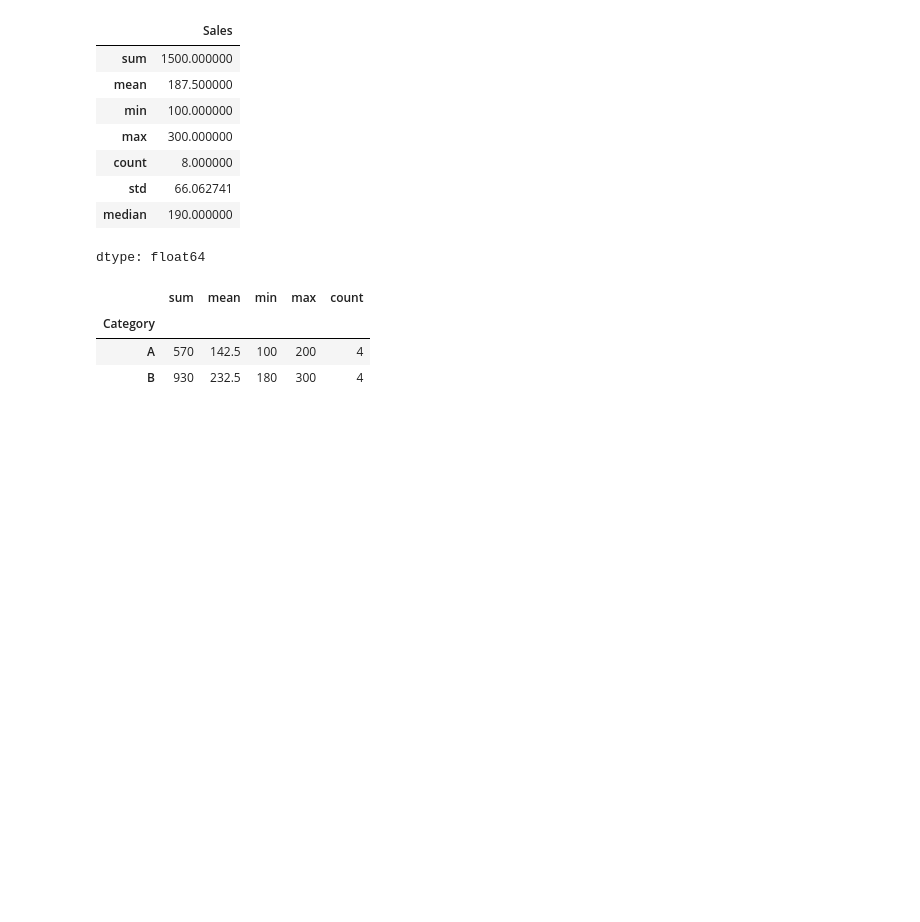
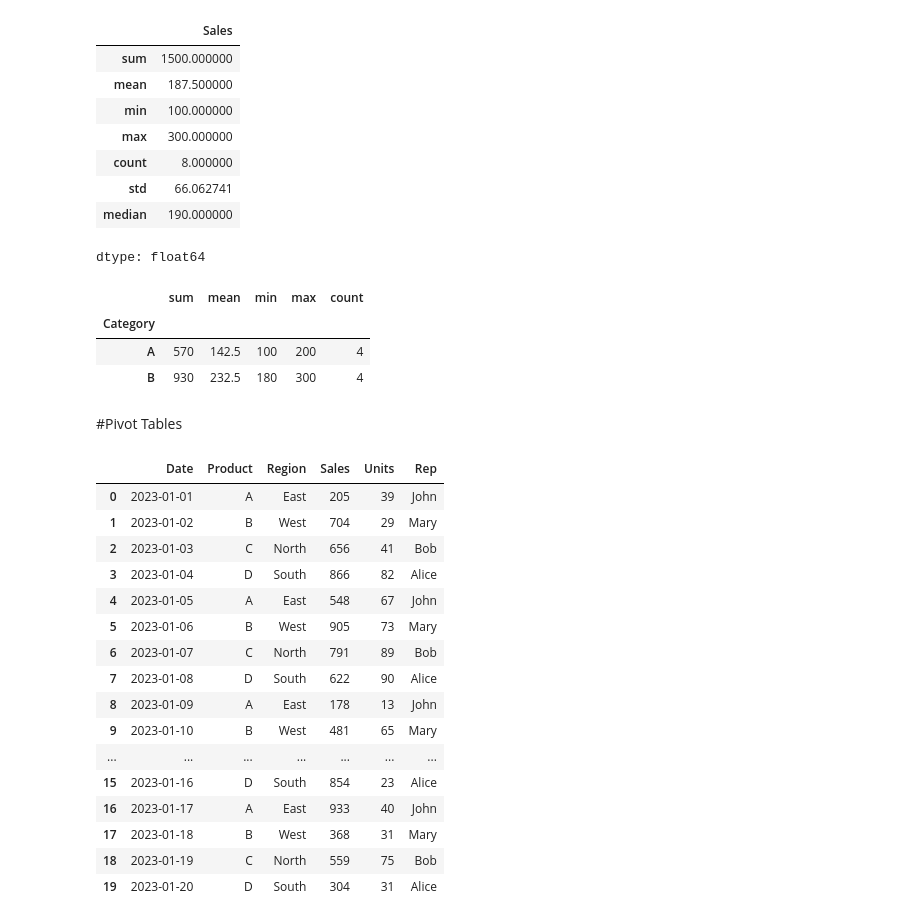
Before and after one commit to TanzilaDewan789/python_all, a Jupyter notebook: Pandas.ipynb, the cells around one changed output. Saved outputs shown, nothing was run; the diff lists cells and outputs as text; code cells hidden in the pictures; blank space fills up the shorter version.

Commit message:
Pivot Table

```diff
--- a/Pandas.ipynb
+++ b/Pandas.ipynb
@@ -728,3 +722,37 @@ gb.groupby('Category')['Sales'].agg(
 | Category |  |  |  |  |  |
 | A | 570 | 142.5 | 100 | 200 | 4 |
 | B | 930 | 232.5 | 180 | 300 | 4 |
+# %% [markdown]
+#Pivot Tables
+# %%
+data = {
+    'Date': pd.date_range('2023-01-01', periods=20),
+    'Product': ['A', 'B', 'C', 'D'] * 5,
+    'Region': ['East', 'West', 'North', 'South', 'East', 'West', 'North', 'South', 'East', 'West',
+               'North', 'South', 'East', 'West', 'North', 'South', 'East', 'West', 'North', 'South'],
+    'Sales': np.random.randint(100, 1000, 20),
+    'Units': np.random.randint(10, 100, 20),
+    'Rep': ['John', 'Mary', 'Bob', 'Alice', 'John', 'Mary', 'Bob', 'Alice', 'John', 'Mary',
+            'Bob', 'Alice', 'John', 'Mary', 'Bob', 'Alice', 'John', 'Mary', 'Bob', 'Alice']
+}
+
+pt = pd.DataFrame(data)
+pt
+# %% [output]
+|  | Date | Product | Region | Sales | Units | Rep |
+| 0 | 2023-01-01 | A | East | 205 | 39 | John |
+| 1 | 2023-01-02 | B | West | 704 | 29 | Mary |
+| 2 | 2023-01-03 | C | North | 656 | 41 | Bob |
+| 3 | 2023-01-04 | D | South | 866 | 82 | Alice |
+| 4 | 2023-01-05 | A | East | 548 | 67 | John |
+| 5 | 2023-01-06 | B | West | 905 | 73 | Mary |
+| 6 | 2023-01-07 | C | North | 791 | 89 | Bob |
+| 7 | 2023-01-08 | D | South | 622 | 90 | Alice |
+| 8 | 2023-01-09 | A | East | 178 | 13 | John |
+| 9 | 2023-01-10 | B | West | 481 | 65 | Mary |
+| ... | ... | ... | ... | ... | ... | ... |
+| 15 | 2023-01-16 | D | South | 854 | 23 | Alice |
+| 16 | 2023-01-17 | A | East | 933 | 40 | John |
+| 17 | 2023-01-18 | B | West | 368 | 31 | Mary |
+| 18 | 2023-01-19 | C | North | 559 | 75 | Bob |
+| 19 | 2023-01-20 | D | South | 304 | 31 | Alice |
```
Also changed, not shown: parts of 19 cells of this notebook.
